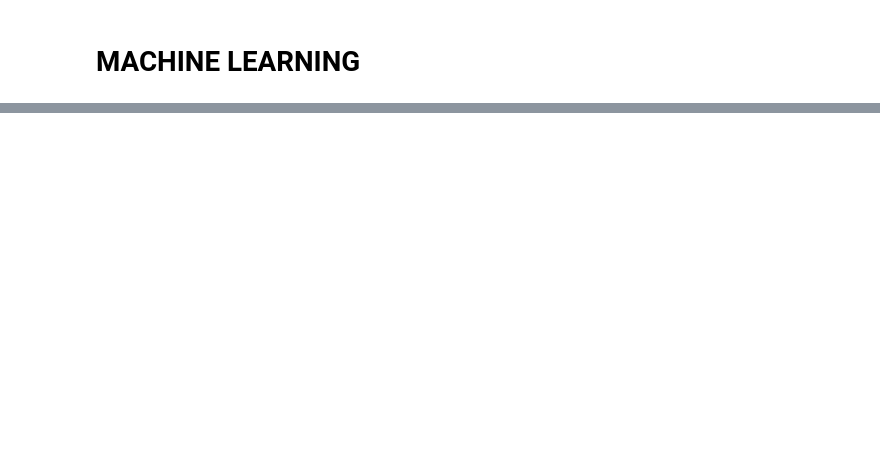
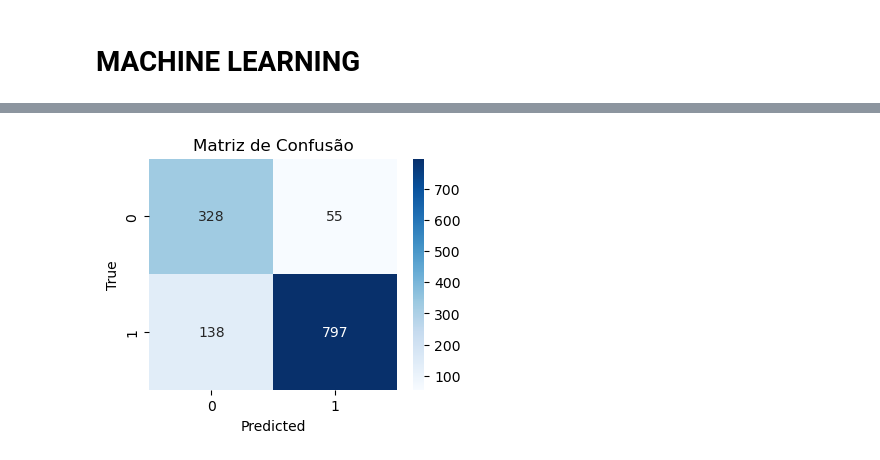
Before and after one commit to JuniorNS96/TCC, a Jupyter notebook: main.ipynb, the cells around one changed output, grey strips where cells are left out. Cells and saved outputs as stored; diff of their text form; code cells hidden in the pictures; blank space fills up the shorter version.

```diff
--- a/main.ipynb
+++ b/main.ipynb
@@ -1448,0 +1518,19 @@ plt.show()
+# %%
+
+X = df1.drop(['Situacao_cliente','Total_cobranca','Cobrancas_longa_distancia','Total_cobranca_geral','Latitude','Longitude'], axis=1)
+X_treino, X_teste, y_treino, y_teste = train_test_split(X, y, test_size=0.2, random_state=42)
+print("Contagem de classes antes do undersampling:")
+print(pd.Series(y_treino).value_counts())
+
+rus = RandomUnderSampler(sampling_strategy='auto', random_state=42)
+X_resampled, y_resampled = rus.fit_resample(X_treino, y_treino)
+print("\nContagem de classes após o undersampling:")
+print(pd.Series(y_resampled).value_counts())
+
+modelo_rf = RandomForestClassifier(random_state=42)
+modelo_rf.fit(X_resampled, y_resampled)
+previsoes = modelo_rf.predict(X_teste)
+
+acuracia = accuracy_score(y_teste, previsoes)
+print('\nAcurácia:', acuracia)
+print(classification_report(y_teste, previsoes))
@@ -1448,0 +1587,13 @@ plt.show()
+# %%
+matriz_confusao = confusion_matrix(y_teste, previsoes)
+
+plt.figure(figsize=(4, 3))
+sns.heatmap(matriz_confusao, annot=True, fmt='d', cmap='Blues',
+            xticklabels=modelo_rf.classes_,
+            yticklabels=modelo_rf.classes_)
+plt.xlabel('Predicted')
+plt.ylabel('True')
+plt.title('Matriz de Confusão')
+plt.show()
+# %% [output]
+[figure, added]
```
Also changed, not shown: parts of 51 cells of this notebook.
